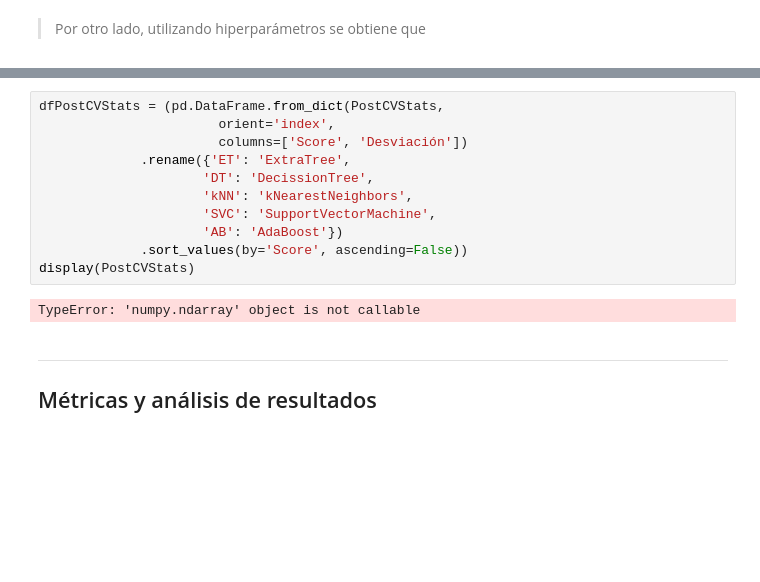
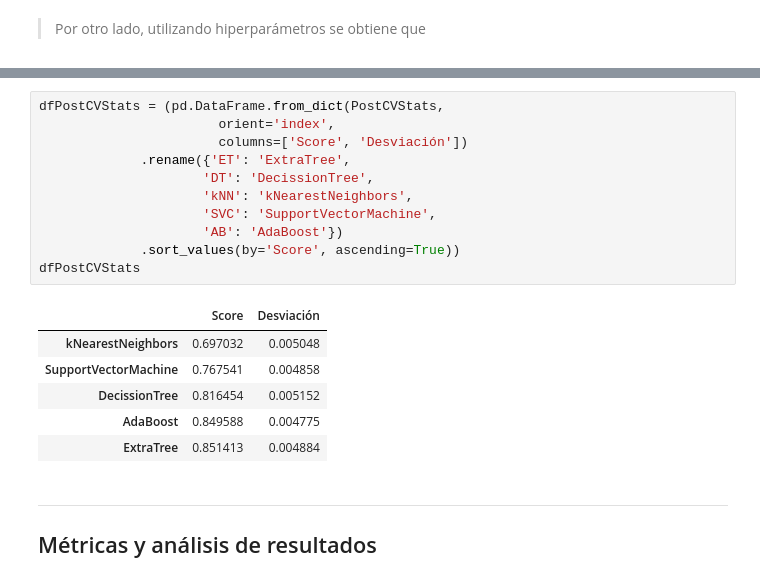
Before and after one commit to brunomb97/mat281-proyecto, a Jupyter notebook: resultados.ipynb, the cells around one changed output, grey strips where cells are left out. Drawn from its saved outputs; the diff is of its cells as text; blank space fills up the shorter version.

```diff
--- a/resultados.ipynb
+++ b/resultados.ipynb
@@ -818,16 +817,21 @@ display(PostScoreStats)
 # %%
 dfPostCVStats = (pd.DataFrame.from_dict(PostCVStats,
                        orient='index',
                        columns=['Score', 'Desviación'])
              .rename({'ET': 'ExtraTree',
                      'DT': 'DecissionTree',
                      'kNN': 'kNearestNeighbors',
                      'SVC': 'SupportVectorMachine',
                      'AB': 'AdaBoost'})
-             .sort_values(by='Score', ascending=False))
-display(PostCVStats)
+             .sort_values(by='Score', ascending=True))
+dfPostCVStats
 # %% [output]
-TypeError: 'numpy.ndarray' object is not callable
+|  | Score | Desviación |
+| kNearestNeighbors | 0.697032 | 0.005048 |
+| SupportVectorMachine | 0.767541 | 0.004858 |
+| DecissionTree | 0.816454 | 0.005152 |
+| AdaBoost | 0.849588 | 0.004775 |
+| ExtraTree | 0.851413 | 0.004884 |
 # %% [markdown]
 ---
 
```
Also changed, not shown: parts of 13 cells of this notebook, 1 other file.
